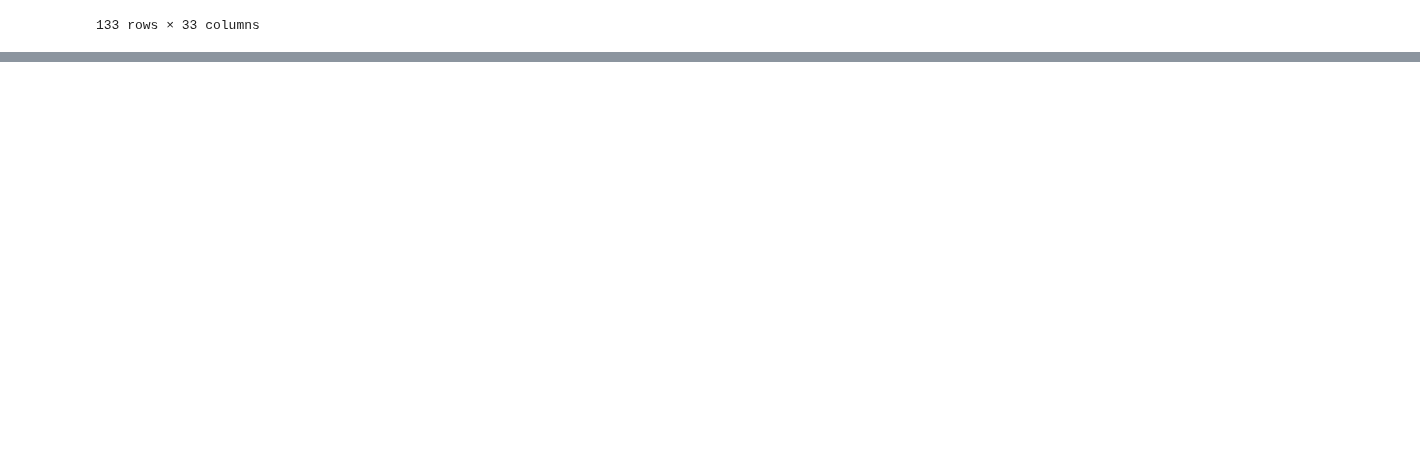
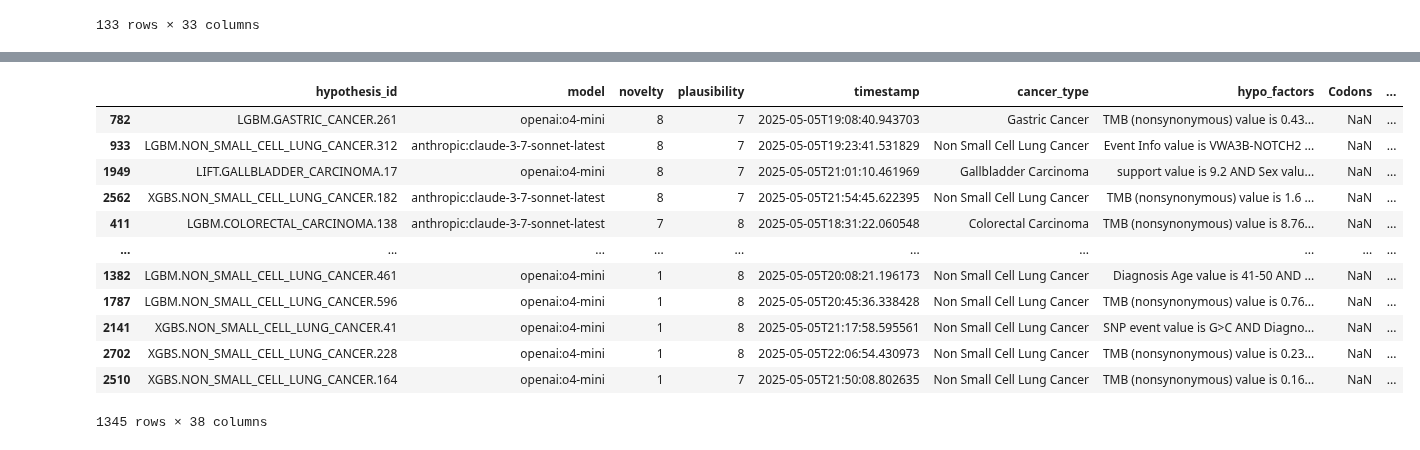
Before and after one commit to Taneun/OncoHypothesis-LLM-Ranker, a Jupyter notebook: pan_cancer/llm_results_analysis.ipynb, the cells around one changed output, grey strips where cells are left out. Saved outputs shown, nothing was run; the diff lists cells and outputs as text; code cells hidden in the pictures; blank space fills up the shorter version.

```diff
--- a/pan_cancer/llm_results_analysis.ipynb
+++ b/pan_cancer/llm_results_analysis.ipynb
@@ -108,0 +278,5 @@ merged_df[merged_df['hypothesis_id'] == 'LGBM.BREAST_CARCINOMA.214']
+# %%
+from sklearn.preprocessing import StandardScaler
+df[['novelty_norm', 'plausibility_norm']] = df.groupby('model')[['novelty', 'plausibility']].transform(
+    lambda x: (x - x.mean()) / x.std()
+)
@@ -108,0 +293,2 @@ merged_df[merged_df['hypothesis_id'] == 'LGBM.BREAST_CARCINOMA.214']
+# %%
+df['score'] = df[['novelty_norm', 'plausibility_norm']].mean(axis=1)
@@ -108,0 +316,28 @@ merged_df[merged_df['hypothesis_id'] == 'LGBM.BREAST_CARCINOMA.214']
+# %%
+from sklearn.preprocessing import MinMaxScaler
+
+# Initialize scaler to scale between 0 and 1 first
+scaler = MinMaxScaler()
+
+# Fit-transform and scale to [0, 1]
+df[['novelty_scaled', 'plausibility_scaled']] = scaler.fit_transform(df[['novelty', 'plausibility']])
+
+# Then scale to [1, 10]
+df['novelty_norm'] = df['novelty_scaled'] * 9 + 1
+df['plausibility_norm'] = df['plausibility_scaled'] * 9 + 1
+# %%
+df[df["plausibility_norm"] != df["plausibility"]]
+# %% [output]
+|  | hypothesis_id | model | novelty | plausibility | timestamp | cancer_type | hypo_factors | Codons | ... |
+| 782 | LGBM.GASTRIC_CANCER.261 | openai:o4-mini | 8 | 7 | 2025-05-05T19:08:40.943703 | Gastric Cancer | TMB (nonsynonymous) value is 0.43... | NaN | ... |
+| 933 | LGBM.NON_SMALL_CELL_LUNG_CANCER.312 | anthropic:claude-3-7-sonnet-latest | 8 | 7 | 2025-05-05T19:23:41.531829 | Non Small Cell Lung Cancer | Event Info value is VWA3B-NOTCH2 ... | NaN | ... |
+| 1949 | LIFT.GALLBLADDER_CARCINOMA.17 | openai:o4-mini | 8 | 7 | 2025-05-05T21:01:10.461969 | Gallbladder Carcinoma | support value is 9.2 AND Sex valu... | NaN | ... |
+| 2562 | XGBS.NON_SMALL_CELL_LUNG_CANCER.182 | anthropic:claude-3-7-sonnet-latest | 8 | 7 | 2025-05-05T21:54:45.622395 | Non Small Cell Lung Cancer | TMB (nonsynonymous) value is 1.6 ... | NaN | ... |
+| 411 | LGBM.COLORECTAL_CARCINOMA.138 | anthropic:claude-3-7-sonnet-latest | 7 | 8 | 2025-05-05T18:31:22.060548 | Colorectal Carcinoma | TMB (nonsynonymous) value is 8.76... | NaN | ... |
+| ... | ... | ... | ... | ... | ... | ... | ... | ... | ... |
+| 1382 | LGBM.NON_SMALL_CELL_LUNG_CANCER.461 | openai:o4-mini | 1 | 8 | 2025-05-05T20:08:21.196173 | Non Small Cell Lung Cancer | Diagnosis Age value is 41-50 AND ... | NaN | ... |
+| 1787 | LGBM.NON_SMALL_CELL_LUNG_CANCER.596 | openai:o4-mini | 1 | 8 | 2025-05-05T20:45:36.338428 | Non Small Cell Lung Cancer | TMB (nonsynonymous) value is 0.76... | NaN | ... |
+| 2141 | XGBS.NON_SMALL_CELL_LUNG_CANCER.41 | openai:o4-mini | 1 | 8 | 2025-05-05T21:17:58.595561 | Non Small Cell Lung Cancer | SNP event value is G>C AND Diagno... | NaN | ... |
+| 2702 | XGBS.NON_SMALL_CELL_LUNG_CANCER.228 | openai:o4-mini | 1 | 8 | 2025-05-05T22:06:54.430973 | Non Small Cell Lung Cancer | TMB (nonsynonymous) value is 0.23... | NaN | ... |
+| 2510 | XGBS.NON_SMALL_CELL_LUNG_CANCER.164 | openai:o4-mini | 1 | 7 | 2025-05-05T21:50:08.802635 | Non Small Cell Lung Cancer | TMB (nonsynonymous) value is 0.16... | NaN | ... |
+1345 rows × 38 columns
```
Also changed, not shown: parts of 20 cells of this notebook, 8 other files.
